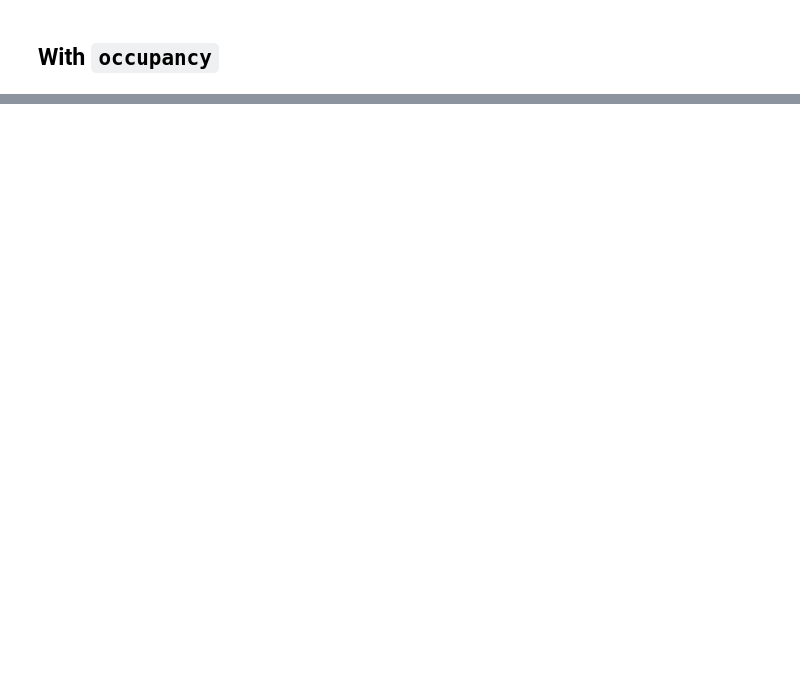
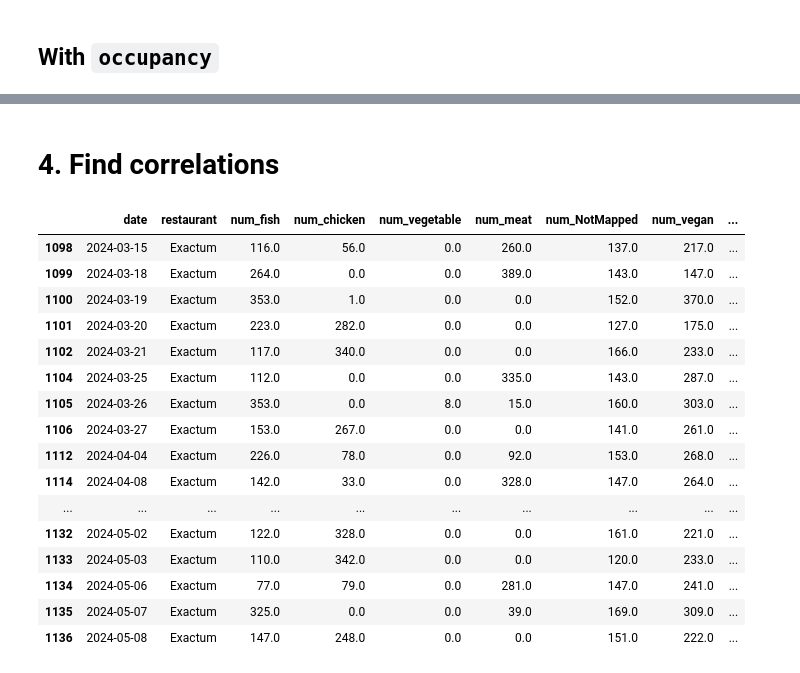
Before and after one commit to Food-Waste-Optimization/Food-Waste-Optimization, a Jupyter notebook: experiments_hoangle/correlations.ipynb, the cells around one changed output, grey strips where cells are left out. Drawn from its saved outputs; the diff is of its cells as text; code cells hidden in the pictures; blank space fills up the shorter version.

```diff
--- a/experiments_hoangle/correlations.ipynb
+++ b/experiments_hoangle/correlations.ipynb
@@ -143,0 +135,11 @@ Freq: D, Name: People flow diff, Length: 106, dtype: int64
+# %%
+phoneName2restaurant = {
+    'S163': 'Exactum',
+    'S216': 'Chemicum',
+    'S217': 'Physicum',
+}
+
+occupancy = occupancy[occupancy['phoneName'].isin(phoneName2restaurant.keys())]
+occupancy['restaurant'] = occupancy['phoneName'].apply(lambda x: phoneName2restaurant[x])
+
+occupancy.head()
@@ -143,0 +226,4 @@ Freq: D, Name: People flow diff, Length: 106, dtype: int64
+# %%
+meals = pd.concat(data_restaurants)
+
+meals.head()
@@ -143,0 +239,25 @@ Freq: D, Name: People flow diff, Length: 106, dtype: int64
+# %%
+date_start = pd.to_datetime('2023-01-02')
+date_end = pd.to_datetime('2024-07-02')
+
+date_range = pd.date_range(date_start, date_end, freq='B')
+
+fact = pd.concat(
+    [
+        pd.DataFrame({
+            'date': date_range,
+            'restaurant': restaurant
+        })
+        for restaurant in restaurants
+    ]
+)
+# %%
+foreign_keys = ['restaurant', 'date']
+
+fact = fact\
+    .merge(meals, on=foreign_keys, how='left')\
+    .merge(occupancy, on=foreign_keys, how='left')\
+    .merge(receipts, on=foreign_keys, how='left')\
+    .merge(biowaste, on=foreign_keys, how='left')
+
+fact.head()
@@ -143,0 +275,22 @@ Freq: D, Name: People flow diff, Length: 106, dtype: int64
+# %% [markdown]
+# 4. Find correlations
+# %%
+fact[~fact.isna().any(axis=1)]
+# %% [output]
+|  | date | restaurant | num_fish | num_chicken | num_vegetable | num_meat | num_NotMapped | num_vegan | ... |
+| 1098 | 2024-03-15 | Exactum | 116.0 | 56.0 | 0.0 | 260.0 | 137.0 | 217.0 | ... |
+| 1099 | 2024-03-18 | Exactum | 264.0 | 0.0 | 0.0 | 389.0 | 143.0 | 147.0 | ... |
+| 1100 | 2024-03-19 | Exactum | 353.0 | 1.0 | 0.0 | 0.0 | 152.0 | 370.0 | ... |
+| 1101 | 2024-03-20 | Exactum | 223.0 | 282.0 | 0.0 | 0.0 | 127.0 | 175.0 | ... |
+| 1102 | 2024-03-21 | Exactum | 117.0 | 340.0 | 0.0 | 0.0 | 166.0 | 233.0 | ... |
+| 1104 | 2024-03-25 | Exactum | 112.0 | 0.0 | 0.0 | 335.0 | 143.0 | 287.0 | ... |
+| 1105 | 2024-03-26 | Exactum | 353.0 | 0.0 | 8.0 | 15.0 | 160.0 | 303.0 | ... |
+| 1106 | 2024-03-27 | Exactum | 153.0 | 267.0 | 0.0 | 0.0 | 141.0 | 261.0 | ... |
+| 1112 | 2024-04-04 | Exactum | 226.0 | 78.0 | 0.0 | 92.0 | 153.0 | 268.0 | ... |
+| 1114 | 2024-04-08 | Exactum | 142.0 | 33.0 | 0.0 | 328.0 | 147.0 | 264.0 | ... |
+| ... | ... | ... | ... | ... | ... | ... | ... | ... | ... |
+| 1132 | 2024-05-02 | Exactum | 122.0 | 328.0 | 0.0 | 0.0 | 161.0 | 221.0 | ... |
+| 1133 | 2024-05-03 | Exactum | 110.0 | 342.0 | 0.0 | 0.0 | 120.0 | 233.0 | ... |
+| 1134 | 2024-05-06 | Exactum | 77.0 | 79.0 | 0.0 | 281.0 | 147.0 | 241.0 | ... |
+| 1135 | 2024-05-07 | Exactum | 325.0 | 0.0 | 0.0 | 39.0 | 169.0 | 309.0 | ... |
+| 1136 | 2024-05-08 | Exactum | 147.0 | 248.0 | 0.0 | 0.0 | 151.0 | 222.0 | ... |
```
Also changed, not shown: parts of 18 cells of this notebook.
